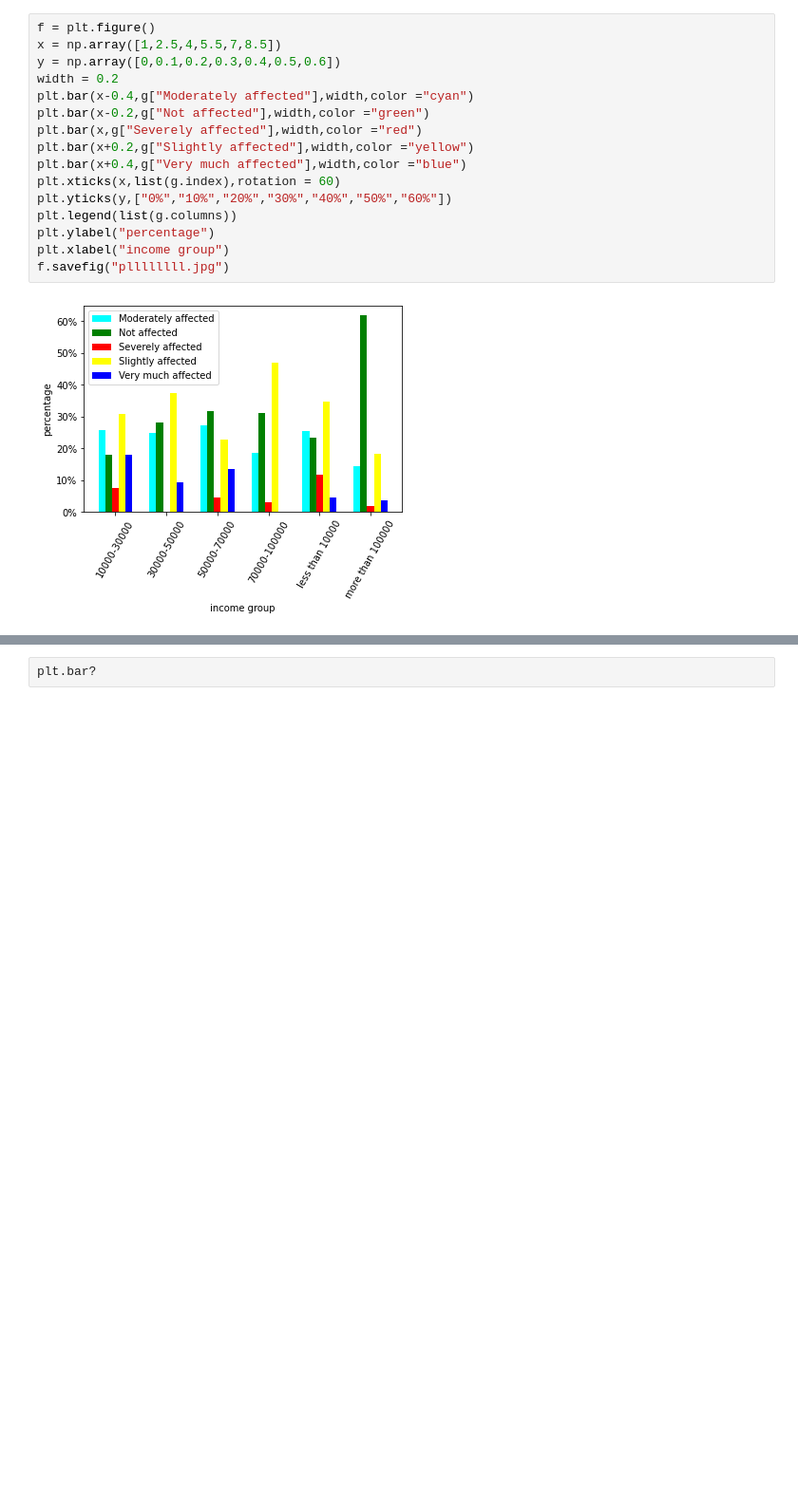
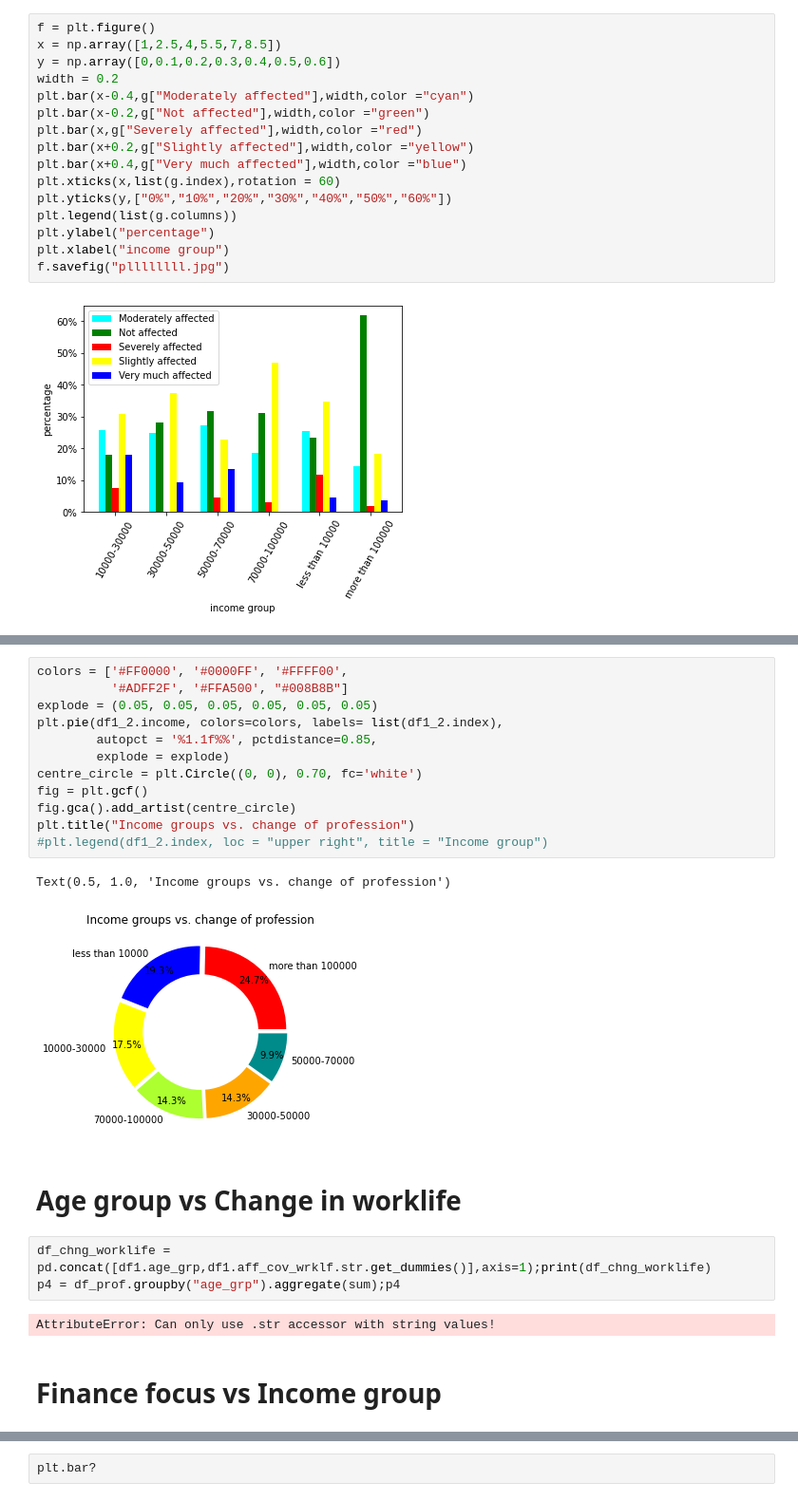
Before and after one commit to Samrat2001/Exploratory-Data-Analysis, a Jupyter notebook: project_first_cut.ipynb, the cells around one changed output, grey strips where cells are left out. Shown at 95% size. Cells and saved outputs as stored; diff of their text form; blank space fills up the shorter version.

```diff
--- a/project_first_cut.ipynb
+++ b/project_first_cut.ipynb
@@ -176,0 +358,24 @@ f.savefig("pllllllll.jpg")
+# %%
+colors = ['#FF0000', '#0000FF', '#FFFF00',
+          '#ADFF2F', '#FFA500', "#008B8B"]
+explode = (0.05, 0.05, 0.05, 0.05, 0.05, 0.05)
+plt.pie(df1_2.income, colors=colors, labels= list(df1_2.index),
+        autopct = '%1.1f%%', pctdistance=0.85,
+        explode = explode)
+centre_circle = plt.Circle((0, 0), 0.70, fc='white')
+fig = plt.gcf()
+fig.gca().add_artist(centre_circle)
+plt.title("Income groups vs. change of profession")
+#plt.legend(df1_2.index, loc = "upper right", title = "Income group")
+# %% [output]
+Text(0.5, 1.0, 'Income groups vs. change of profession')
+[figure, added]
+# %% [markdown]
+# Age group vs Change in worklife
+# %%
+df_chng_worklife = pd.concat([df1.age_grp,df1.aff_cov_wrklf.str.get_dummies()],axis=1);print(df_chng_worklife)
+p4 = df_prof.groupby("age_grp").aggregate(sum);p4
+# %% [output]
+AttributeError: Can only use .str accessor with string values!
+# %% [markdown]
+# Finance focus vs Income group
```
Also changed, not shown: parts of 33 cells of this notebook.
